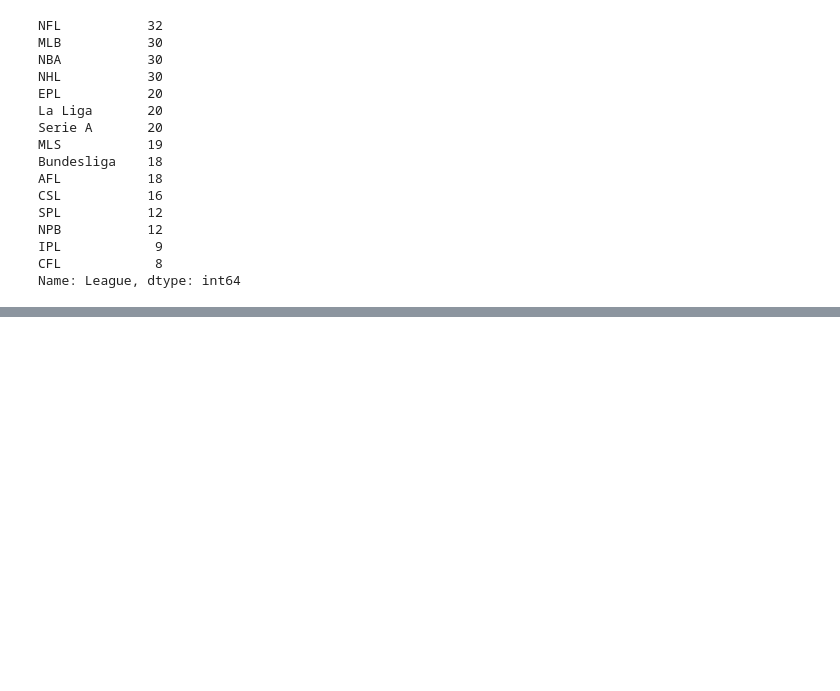
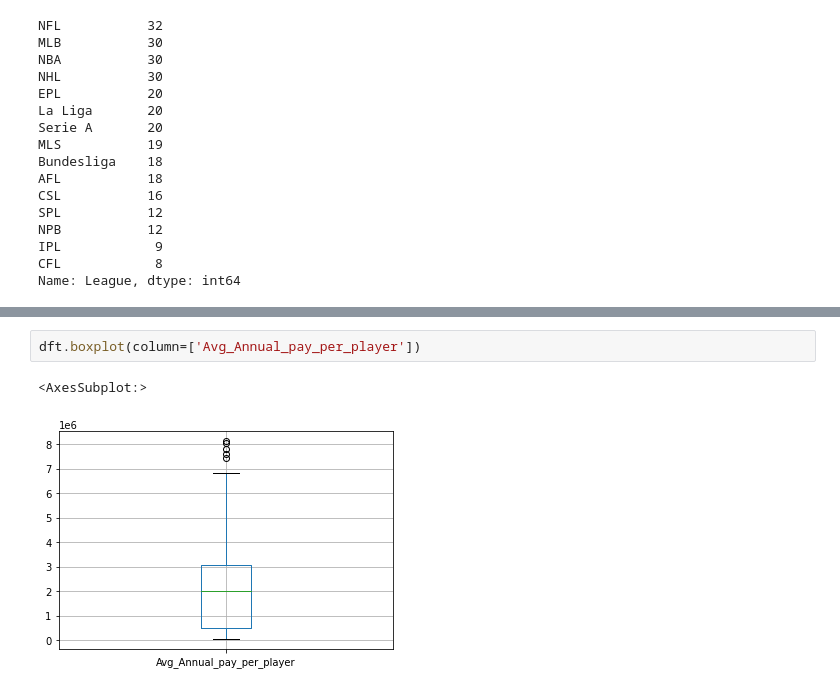
Before and after one commit to arjun-verma/Major_Project, a Jupyter notebook: analysis/univariate.ipynb, the cells around one changed output, grey strips where cells are left out. Saved outputs shown, nothing was run; the diff lists cells and outputs as text; blank space fills up the shorter version.

Commit message:
9/4/22
25 graphs completed

```diff
--- a/analysis/univariate.ipynb
+++ b/analysis/univariate.ipynb
@@ -195,0 +231,5 @@ SyntaxError: invalid syntax (519931452.py, line 2)
+# %%
+dft.boxplot(column=['Avg_Annual_pay_per_player'])
+# %% [output]
+<AxesSubplot:>
+[figure, added]
```
Also changed, not shown: parts of 17 cells of this notebook, 1 other file.
